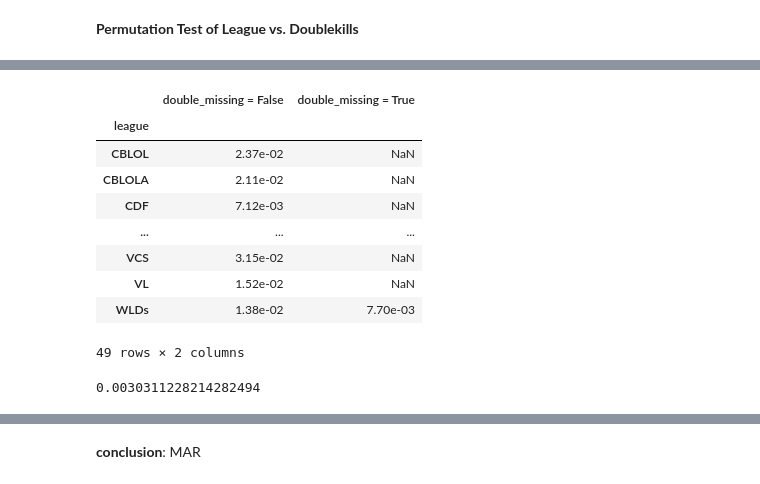
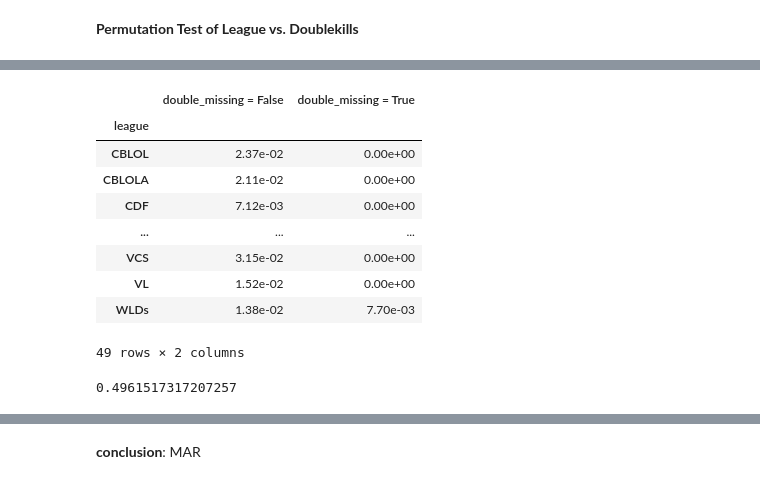
Before and after one commit to skvillamin/league-predictions, a Jupyter notebook: Final Code.ipynb, the cells around one changed output, grey strips where cells are left out. Drawn from its saved outputs; the diff is of its cells as text; code cells hidden in the pictures.

```diff
--- a/Final Code.ipynb
+++ b/Final Code.ipynb
@@ -322,0 +233,5 @@ league_2
+# %%
+#create the df for the permutation test
+league_double = teams_only[['league', 'doublekills']]
+league_double['is_missing'] = league_double['doublekills'].isna()
+league_double
@@ -323,30 +248,32 @@ league_2
 # %%
-league_double = teams_only[['league', 'doublekills']]
-league_double_dist = (
+#create pivot table for permutation tests
+missing_distr = (
     league_double
     .assign(double_missing=league_double['doublekills'].isna())
     .pivot_table(index='league', columns='double_missing', aggfunc='size')
 )
 
 # Added just to make the resulting pivot table easier to read.
-league_double_dist.columns = ['double_missing = False', 'double_missing = True']
+missing_distr.columns = ['double_missing = False', 'double_missing = True']
+missing_distr['double_missing = True'] = missing_distr['double_missing = True'].fillna(0)
 
-league_double_dist = league_double_dist / league_double_dist.sum()
-league_double_dist
+missing_distr = missing_distr / missing_distr.sum()
+missing_distr
 # %% [output]
 |  | double_missing = False | double_missing = True |
 | league |  |  |
-| CBLOL | 2.37e-02 | NaN |
-| CBLOLA | 2.11e-02 | NaN |
-| CDF | 7.12e-03 | NaN |
+| CBLOL | 2.37e-02 | 0.00e+00 |
+| CBLOLA | 2.11e-02 | 0.00e+00 |
+| CDF | 7.12e-03 | 0.00e+00 |
 | ... | ... | ... |
-| VCS | 3.15e-02 | NaN |
-| VL | 1.52e-02 | NaN |
+| VCS | 3.15e-02 | 0.00e+00 |
+| VL | 1.52e-02 | 0.00e+00 |
 | WLDs | 1.38e-02 | 7.70e-03 |
 49 rows × 2 columns
 # %%
-observed_tvd_league = league_double_dist.diff(axis=1).iloc[:, -1].abs().sum() / 2
+#calculate the observed tvd for this permutation test
+observed_tvd_league = missing_distr.diff(axis=1).iloc[:, -1].abs().sum() / 2
 observed_tvd_league
 # %% [output]
-0.0030311228214282494
+0.4961517317207257
 # %%
```
Also changed, not shown: parts of 41 cells of this notebook, 6 other files.
